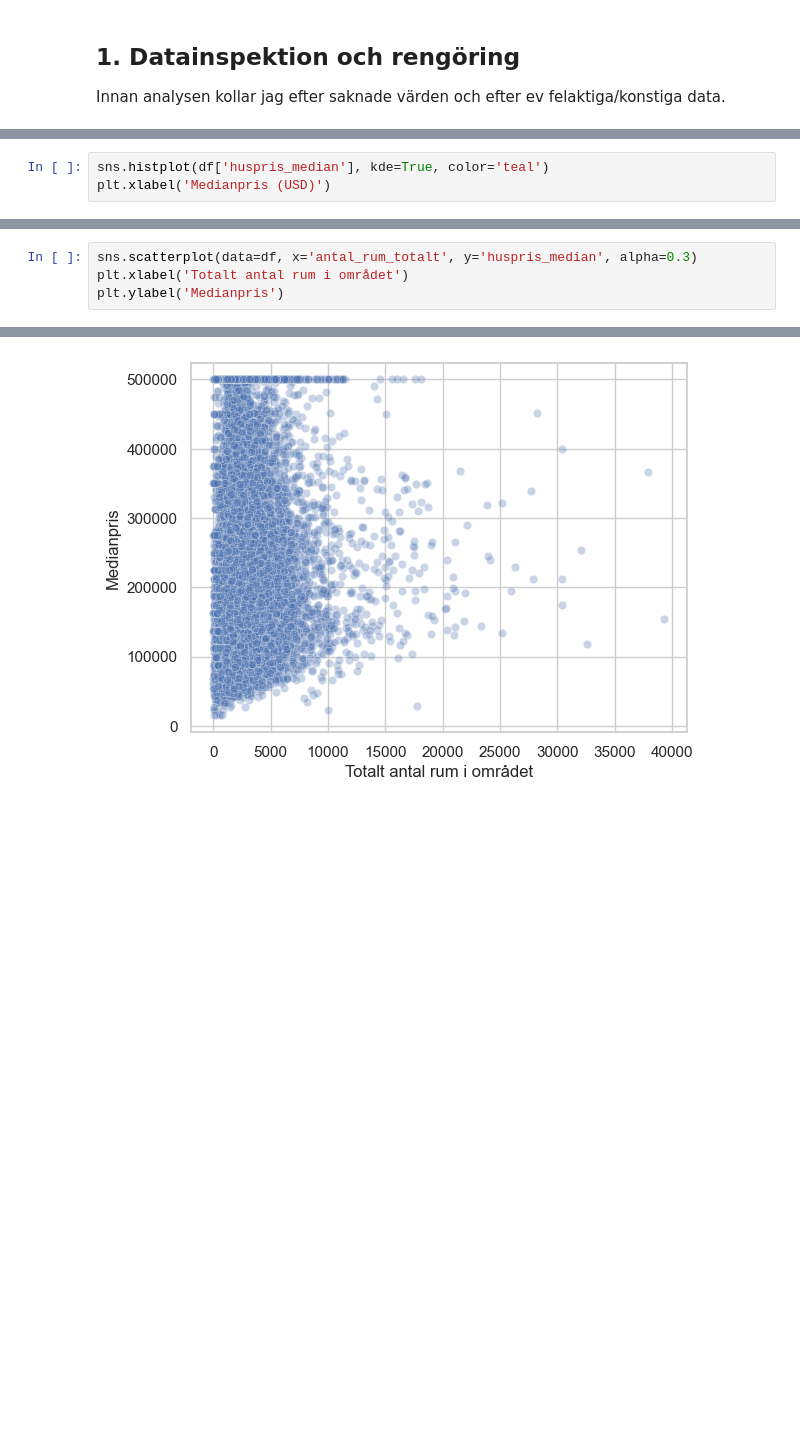
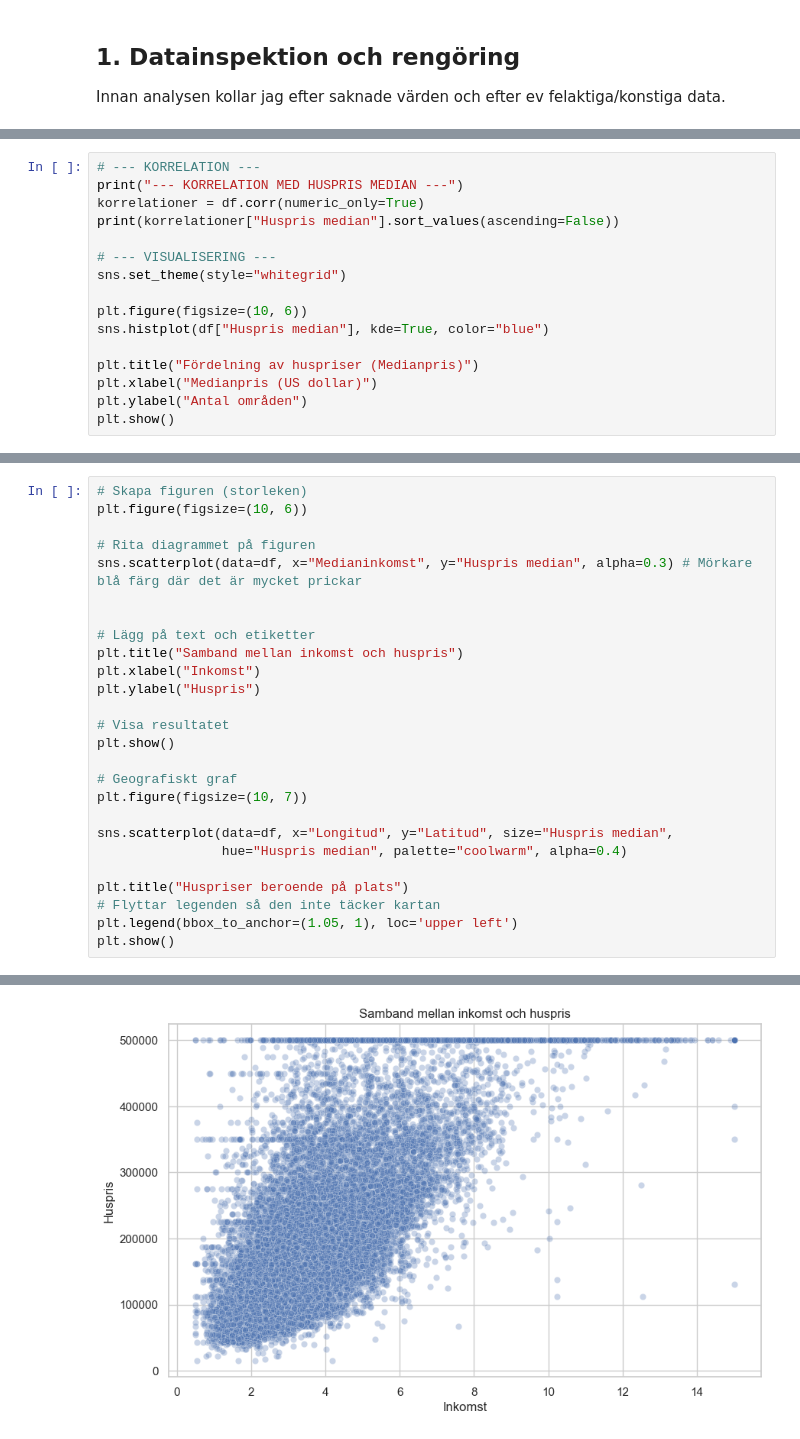
Before and after one commit to JustPlainPython/EDA, a Jupyter notebook: EDA.ipynb, the cells around one changed output, grey strips where cells are left out. Cells and saved outputs as stored; diff of their text form; blank space fills up the shorter version.

```diff
--- a/EDA.ipynb
+++ b/EDA.ipynb
@@ -105,4 +133,17 @@ Vi börjar med att titta på hur priserna är fördelade. Är de flesta husen bi
 # %%
-sns.histplot(df['huspris_median'], kde=True, color='teal')
-plt.xlabel('Medianpris (USD)')
+# --- KORRELATION ---
+print("--- KORRELATION MED HUSPRIS MEDIAN ---")
+korrelationer = df.corr(numeric_only=True)
+print(korrelationer["Huspris median"].sort_values(ascending=False))
+
+# --- VISUALISERING ---
+sns.set_theme(style="whitegrid")
+
+plt.figure(figsize=(10, 6))
+sns.histplot(df["Huspris median"], kde=True, color="blue")
+
+plt.title("Fördelning av huspriser (Medianpris)")
+plt.xlabel("Medianpris (US dollar)")
+plt.ylabel("Antal områden")
+plt.show()
 # %% [output]
@@ -114,5 +165,27 @@ Här undersöker vi om större hus alltid innebär ett högre pris. Vi använder
 # %%
-sns.scatterplot(data=df, x='antal_rum_totalt', y='huspris_median', alpha=0.3)
-plt.xlabel('Totalt antal rum i området')
-plt.ylabel('Medianpris')
+# Skapa figuren (storleken)
+plt.figure(figsize=(10, 6))
+
+# Rita diagrammet på figuren
+sns.scatterplot(data=df, x="Medianinkomst", y="Huspris median", alpha=0.3) # Mörkare blå färg där det är mycket prickar
+
+
+# Lägg på text och etiketter
+plt.title("Samband mellan inkomst och huspris")
+plt.xlabel("Inkomst")
+plt.ylabel("Huspris")
+
+# Visa resultatet
+plt.show()
+
+# Geografiskt graf
+plt.figure(figsize=(10, 7))
+
+sns.scatterplot(data=df, x="Longitud", y="Latitud", size="Huspris median",
+                hue="Huspris median", palette="coolwarm", alpha=0.4)
+
+plt.title("Huspriser beroende på plats")
+# Flyttar legenden så den inte täcker kartan
+plt.legend(bbox_to_anchor=(1.05, 1), loc='upper left')
+plt.show()
 # %% [output]
@@ -120 +192 @@ Text(0, 0.5, 'Medianpris')
-[figure, old version]
+[figure, new version]
```
Also changed, not shown: parts of 13 cells of this notebook, 1 other file.
